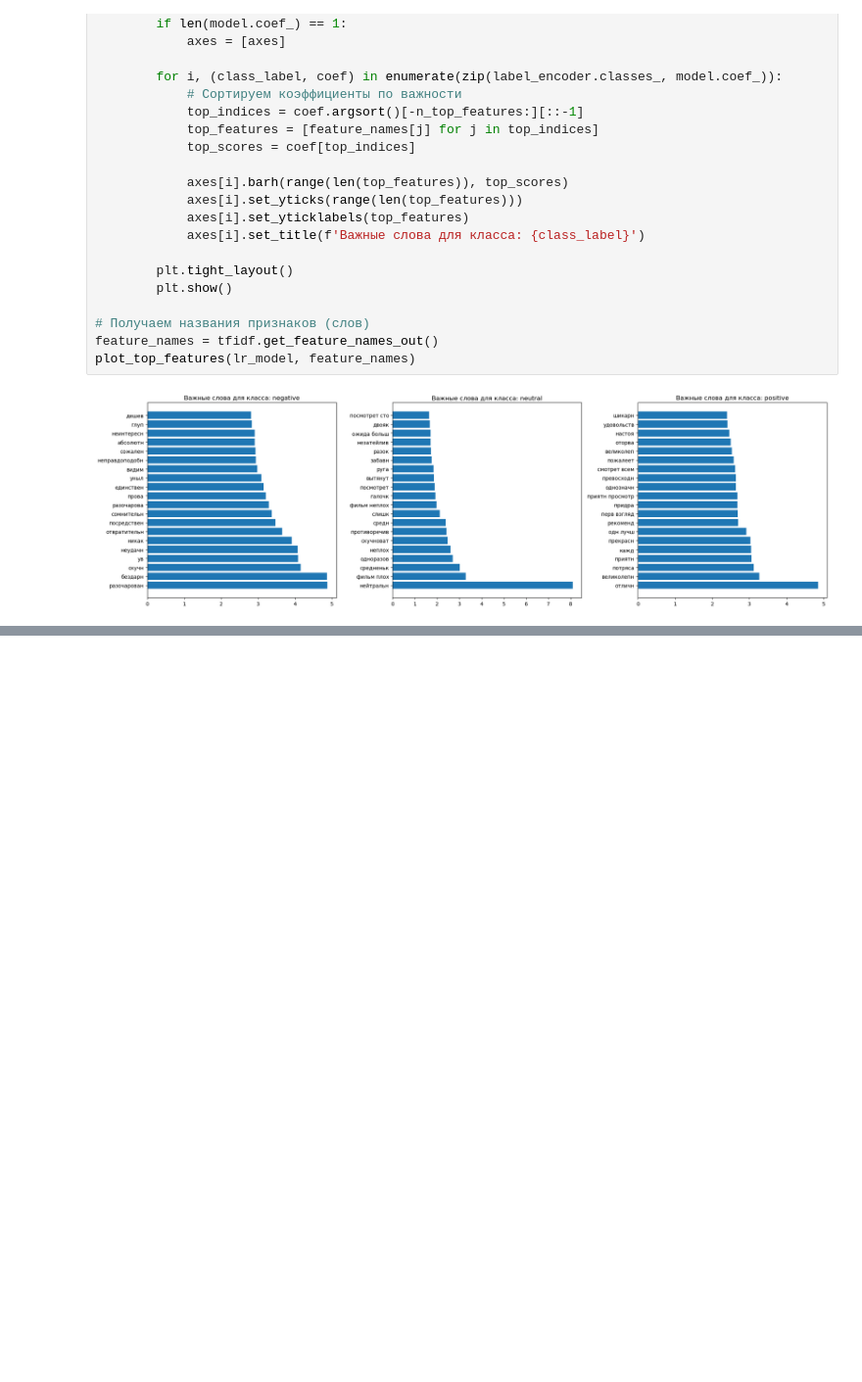
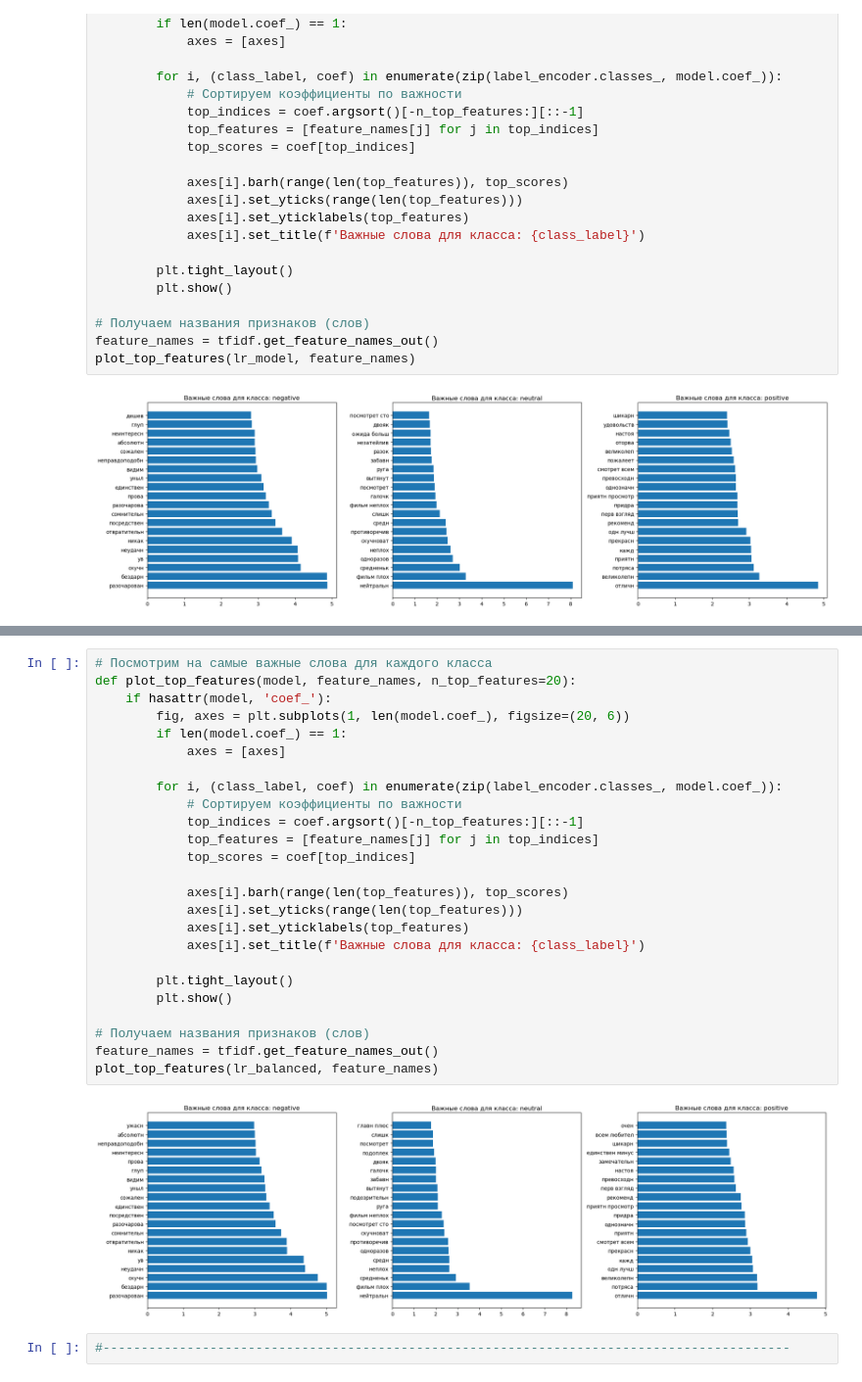
Before and after one commit to Sssn4ke/NLP_study, a Jupyter notebook: NLP_start.ipynb, the cells around one changed output, grey strips where cells are left out. Shown at 98% size. Saved outputs shown, nothing was run; the diff lists cells and outputs as text; blank space fills up the shorter version.

```diff
--- a/NLP_start.ipynb
+++ b/NLP_start.ipynb
@@ -387,0 +444,29 @@ plot_top_features(lr_model, feature_names)
+# %%
+# Посмотрим на самые важные слова для каждого класса
+def plot_top_features(model, feature_names, n_top_features=20):
+    if hasattr(model, 'coef_'):
+        fig, axes = plt.subplots(1, len(model.coef_), figsize=(20, 6))
+        if len(model.coef_) == 1:
+            axes = [axes]
+
+        for i, (class_label, coef) in enumerate(zip(label_encoder.classes_, model.coef_)):
+            # Сортируем коэффициенты по важности
+            top_indices = coef.argsort()[-n_top_features:][::-1]
+            top_features = [feature_names[j] for j in top_indices]
+            top_scores = coef[top_indices]
+
+            axes[i].barh(range(len(top_features)), top_scores)
+            axes[i].set_yticks(range(len(top_features)))
+            axes[i].set_yticklabels(top_features)
+            axes[i].set_title(f'Важные слова для класса: {class_label}')
+
+        plt.tight_layout()
+        plt.show()
+
+# Получаем названия признаков (слов)
+feature_names = tfidf.get_feature_names_out()
+plot_top_features(lr_balanced, feature_names)
+# %% [output]
+[figure, added]
+# %%
+#------------------------------------------------------------------------------------------
```
Also changed, not shown: parts of 15 cells of this notebook.
